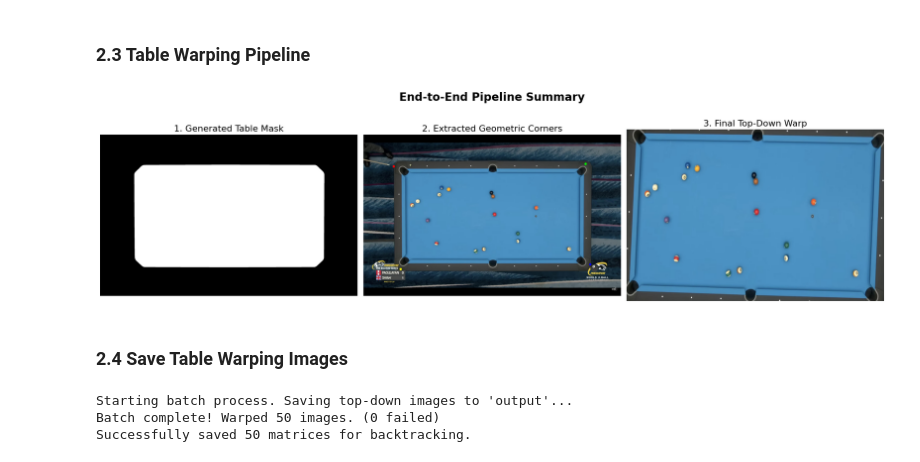
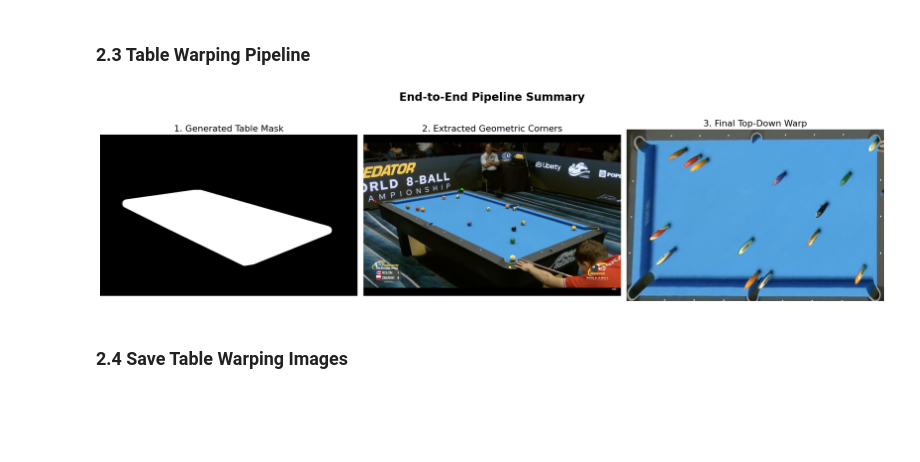
Before and after one commit to PedroMMarinho/FEUP-CV, a Jupyter notebook: proj/main.ipynb, the cells around one changed output. Drawn from its saved outputs; the diff is of its cells as text; code cells hidden in the pictures; blank space fills up the shorter version.

```diff
--- a/proj/main.ipynb
+++ b/proj/main.ipynb
@@ -57,3 +59,6 @@ plt.show()
+# %%
+test_key = random.choice(image_paths)
+test_img = loaded_images[test_key]
 # %% [markdown]
 ## Step 2: Top Down View
 # %% [markdown]
@@ -563,80 +453,75 @@ def warp_to_top_down(image_rgb, ordered_corners, width=1200, height=800):
 
     return warped, M
 
-
-test_key = "8t_png.rf.a49c210a8d59660de79ffdb07d55a6f6.jpg"
-test_img = loaded_images[test_key].copy()
-
 test_mask = get_table_mask(test_img)
 
 raw_corners = get_corners_from_mask(test_mask)
 
 if raw_corners is not None:
     ordered_corners = order_points_clockwise(raw_corners)
 
 corner_img = test_img.copy()
 colors = [(255, 0, 0), (0, 255, 0), (0, 0, 255), (255, 255, 0)]
 for i, pt in enumerate(ordered_corners):
     cv2.circle(corner_img, (int(pt[0]), int(pt[1])), 15, colors[i], -1)
 
 warped_img, _ = warp_to_top_down(test_img, ordered_corners)
 
 fig, (ax1, ax2, ax3) = plt.subplots(1, 3, figsize=(20, 6))
 
 ax1.imshow(test_mask, cmap='gray')
 ax1.set_title("1. Generated Table Mask", fontsize=16, color='black')
 ax1.axis('off')
 
 ax2.imshow(corner_img)
 ax2.set_title("2. Extracted Geometric Corners", fontsize=16, color='black')
 ax2.axis('off')
 
 ax3.imshow(warped_img)
 ax3.set_title("3. Final Top-Down Warp", fontsize=16, color='black')
 ax3.axis('off')
 
 plt.suptitle("End-to-End Pipeline Summary", fontsize=20, weight='bold', color='black')
 plt.tight_layout()
 plt.show()
 # %% [output]
-[figure, old version]
+[figure, new version]
 # %% [markdown]
 ### 2.4 Save Table Warping Images
 # %%
-# Save warped images
-output_folder = "output"
-os.makedirs(output_folder, exist_ok=True)
+save_outputs = False
 
-print(f"Starting batch process. Saving top-down images to '{output_folder}'...")
+if save_outputs:
+    # Save warped images
+    output_folder = "output"
+    os.makedirs(output_folder, exist_ok=True)
 
-success_count = 0
-fail_count = 0
+    print(f"Starting batch process. Saving top-down images to '{output_folder}'...")
 
-homography_matrices = {}
+    success_count = 0
+    fail_count = 0
 
-for filename, img_rgb in loaded_images.items():
-    test_mask = get_table_mask(img_rgb)
-    raw_corners = get_corners_from_mask(test_mask)
+    homography_matrices = {}
 
-    if raw_corners is not None:
-        ordered_corners = order_points_clockwise(raw_corners)
+    for filename, img_rgb in loaded_images.items():
+        test_mask = get_table_mask(img_rgb)
+        raw_corners = get_corners_from_mask(test_mask)
 
-        warped_img, M = warp_to_top_down(img_rgb, ordered_corners)
+        if raw_corners is not None:
+            ordered_corners = order_points_clockwise(raw_corners)
 
-        homography_matrices[filename] = M
+            warped_img, M = warp_to_top_down(img_rgb, ordered_corners)
 
-        warped_bgr = cv2.cvtColor(warped_img, cv2.COLOR_RGB2BGR)
-        save_path = os.path.join(output_folder, filename)
-        cv2.imwrite(save_path, warped_bgr)
+            homography_matrices[filename] = M
 
-        success_count += 1
-    else:
-        print(f"Warning: Could not find corners for {filename}")
-        fail_count += 1
+            warped_bgr = cv2.cvtColor(warped_img, cv2.COLOR_RGB2BGR)
+            save_path = os.path.join(output_folder, filename)
+            cv2.imwrite(save_path, warped_bgr)
 
-print(f"Batch complete! Warped {success_count} images. ({fail_count} failed)")
-print(f"Successfully saved {len(homography_matrices)} matrices for backtracking.")
+            success_count += 1
+        else:
+            print(f"Warning: Could not find corners for {filename}")
+            fail_count += 1
+
+    print(f"Batch complete! Warped {success_count} images. ({fail_count} failed)")
+    print(f"Successfully saved {len(homography_matrices)} matrices for backtracking.")
-# %% [output]
-Starting batch process. Saving top-down images to 'output'...
-Batch complete! Warped 50 images. (0 failed)
-Successfully saved 50 matrices for backtracking.
```
Also changed, not shown: parts of 10 cells of this notebook.
